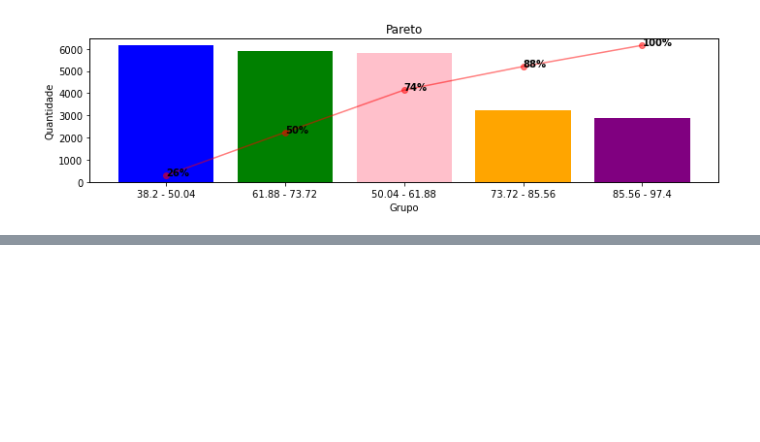
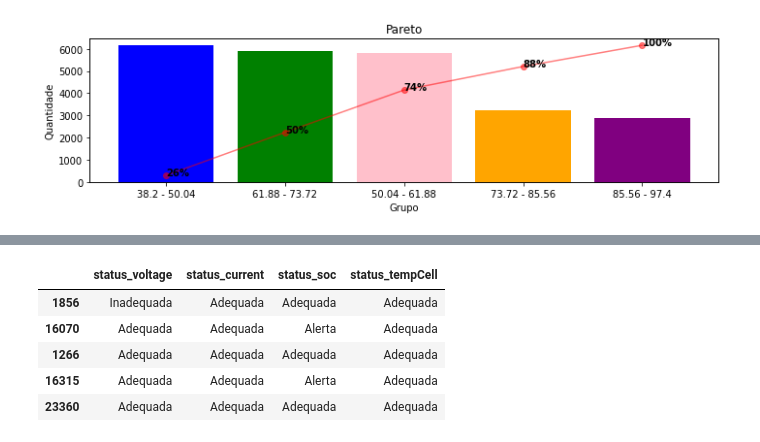
Before and after one commit to alefecrz/Data-Mining, a Jupyter notebook: src/server.ipynb, the cells around one changed output, grey strips where cells are left out. Cells and saved outputs as stored; diff of their text form; code cells hidden in the pictures; blank space fills up the shorter version.

```diff
--- a/src/server.ipynb
+++ b/src/server.ipynb
@@ -1041,0 +1200,15 @@ data_2.to_csv('../Exports/bms-dataprocess.csv', sep=';')
+# %%
+from sklearn.model_selection import train_test_split
+from sklearn.tree import DecisionTreeClassifier
+
+X_train, X_test, y_train, y_test = train_test_split(X, y, test_size=0.34, random_state=337)
+decision_tree = DecisionTreeClassifier()
+
+X_train.head()
+# %% [output]
+|  | status_voltage | status_current | status_soc | status_tempCell |
+| 1856 | Inadequada | Adequada | Adequada | Adequada |
+| 16070 | Adequada | Adequada | Alerta | Adequada |
+| 1266 | Adequada | Adequada | Adequada | Adequada |
+| 16315 | Adequada | Adequada | Alerta | Adequada |
+| 23360 | Adequada | Adequada | Adequada | Adequada |
```
Also changed, not shown: parts of 13 cells of this notebook.
